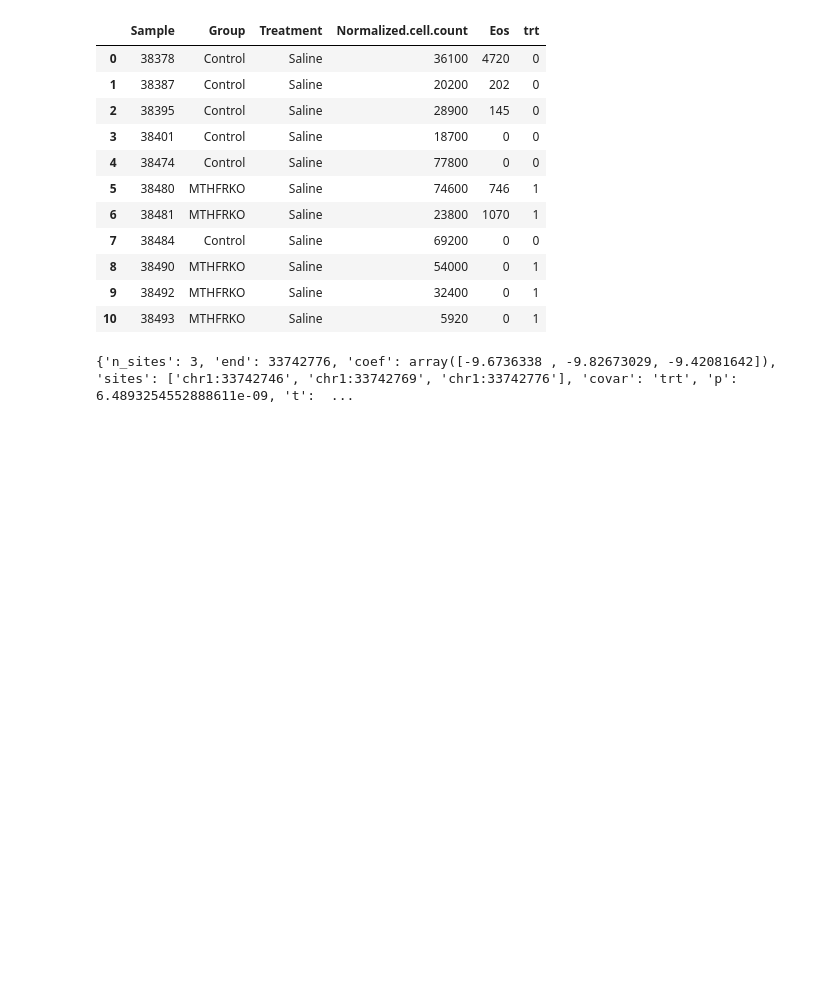
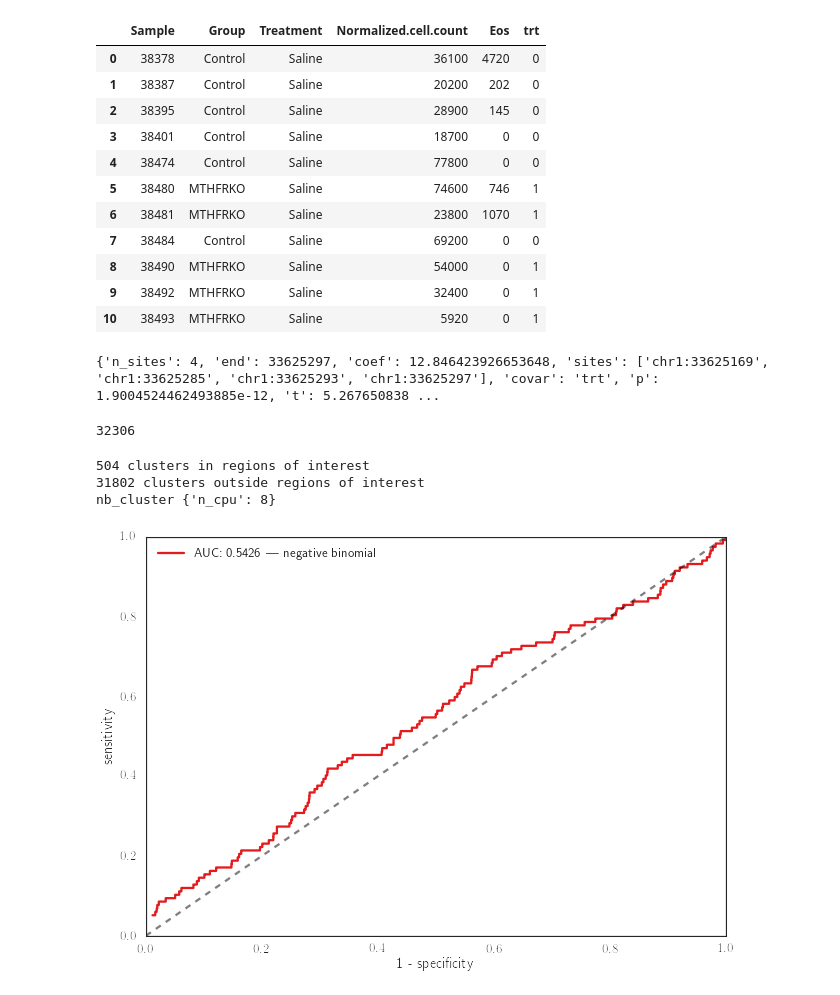
Before and after one commit to brentp/crystal, a Jupyter notebook: notebooks/BS-Seq Count.ipynb, the cells around one changed output. Saved outputs shown, nothing was run; the diff lists cells and outputs as text; code cells hidden in the pictures; blank space fills up the shorter version.

```diff
--- a/notebooks/BS-Seq Count.ipynb
+++ b/notebooks/BS-Seq Count.ipynb
@@ -24,10 +26,11 @@ def feature_gen(methylated, counts):
     for m, c in izip(fhm, fhc):
         assert m[0] == c[0]
         chrom, pos = m[0].split(":")
-        counts = np.array(int(co) for co in c[1:])
-        if counts.sum() < 5: continue
+        #if chrom == "chr10": break
+        counts = np.array([int(co) for co in c[1:]])
+        if counts.sum() < 20: continue
         yield crystal.CountFeature(chrom, int(pos), np.array([int(me) for me in m[1:]]),
-                                                    np.array([int(co) for co in c[1:]]))
+                                                    counts)
 # %%
 def get_cluster_iter(min_len=3):
     return (c for c in aclust.mclust(feature_gen(methylated_file, counts_file),
@@ -51,18 +54,28 @@ covs
 | 10 | 38493 | MTHFRKO | Saline | 5920 | 0 | 1 |
 # %%
 for r in crystal.model_clusters(get_cluster_iter(), covs, "methylation ~ trt", "trt", model_fn=crystal.nb_cluster,
-                                n_cpu=1, as_feature=True):
-    if r['p'] < 1e-8:
+                                n_cpu=1):
+    if r['p'] < 1e-7:
         print r
         break
 # %% [output]
-{'n_sites': 3, 'end': 33742776, 'coef': array([-9.6736338 , -9.82673029, -9.42081642]), 'sites': ['chr1:33742746', 'chr1:33742769', 'chr1:33742776'], 'covar': 'trt', 'p': 6.4893254552888611e-09, 't':  ...
+{'n_sites': 4, 'end': 33625297, 'coef': 12.846423926653648, 'sites': ['chr1:33625169', 'chr1:33625285', 'chr1:33625293', 'chr1:33625297'], 'covar': 'trt', 'p': 1.9004524462493885e-12, 't': 5.267650838 ...
 # %%
 clusters = list(get_cluster_iter(4))
+print len(clusters)
+# %% [output]
+32306
 # %%
 fig, ax = plt.subplots(1)
-kw = dict(ax=ax, plot_kwargs=dict(color=colors[0], label="negative binomial")
+kw = dict(ax=ax, plot_kwargs=dict(color=colors[0], label="negative binomial"), n_cpu=8)
 
-r = crystal.evaluate_regions(clusters, "mthfr-region.bed", covs, "methylation ~ trt", "trt",
-                        model_fn=crystal.nb_cluster, pool=ts.pool(1), kwargs=kw)
+r = crystal.evaluate.evaluate_regions(clusters, "mthfr-region.bed", covs, "methylation ~ trt", "trt",
+                        model_fn=crystal.nb_cluster, kwargs=kw)
+ax.legend(loc="best")
+ax.plot([0, 1], [0, 1], 'k--', alpha=0.5)
 fig.show()
+# %% [output]
+504 clusters in regions of interest
+31802 clusters outside regions of interest
+nb_cluster {'n_cpu': 8}
+[figure, added]
```
Also changed, not shown: parts of 4 cells of this notebook, 4 other files.
